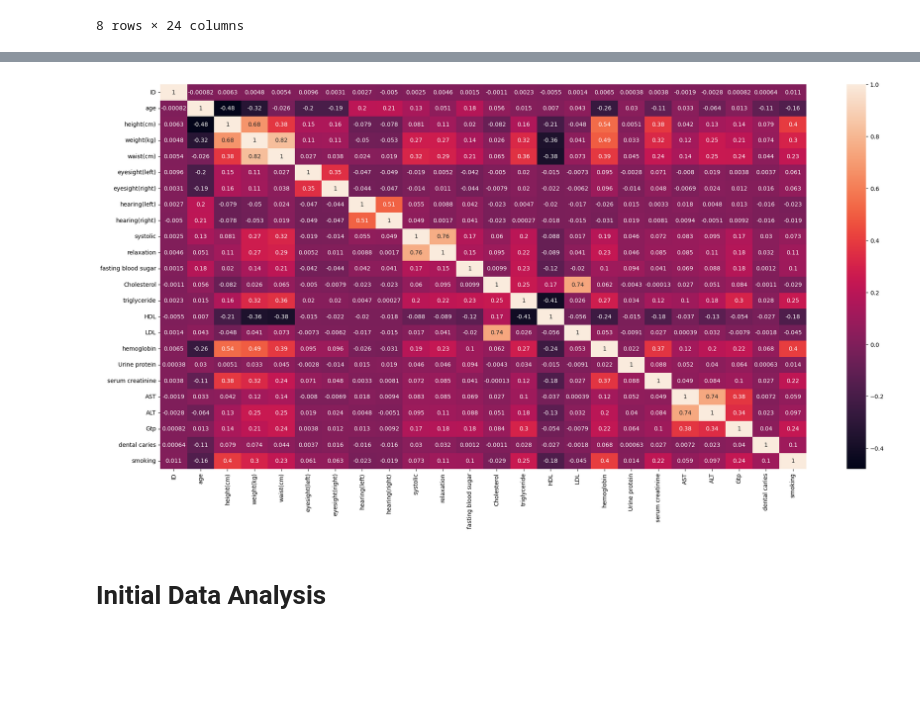
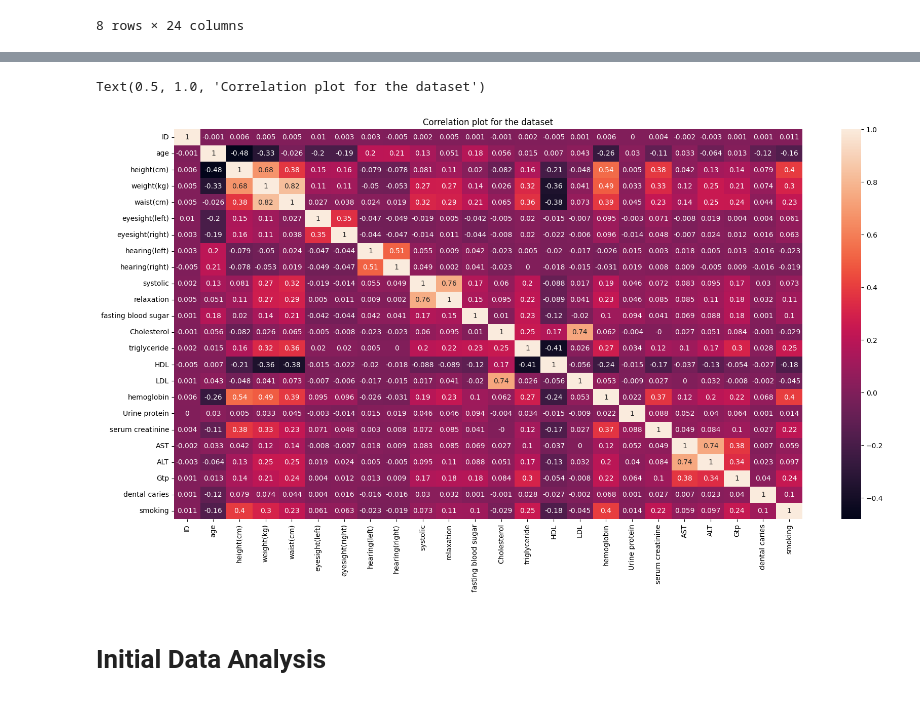
Before and after one commit to Renga1999/Data_Mining_Project_Body_Signal_due_to_smoking, a Jupyter notebook: Team2_python_project.ipynb, the cells around one changed output, grey strips where cells are left out. Saved outputs shown, nothing was run; the diff lists cells and outputs as text; code cells hidden in the pictures; blank space fills up the shorter version.

```diff
--- a/Team2_python_project.ipynb
+++ b/Team2_python_project.ipynb
@@ -111,9 +112,11 @@ smoking                0
 dtype: int64
 # %%
 # plotting the correlation to see which variables are strongly correlated
-sns.heatmap(df.corr(), annot= True).figure.set_size_inches(25, 12)
+sns.heatmap(df.corr().round(3), annot= True).figure.set_size_inches(20, 10)
+plt.title(label="Correlation plot for the dataset")
 # %% [output]
+Text(0.5, 1.0, 'Correlation plot for the dataset')
-[figure, old version]
+[figure, new version]
 # %% [markdown]
 # Initial Data Analysis
 # %%
```
Also changed, not shown: parts of 33 cells of this notebook.
